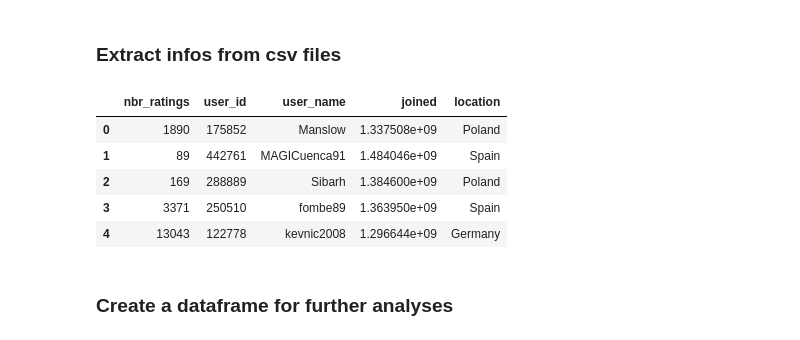
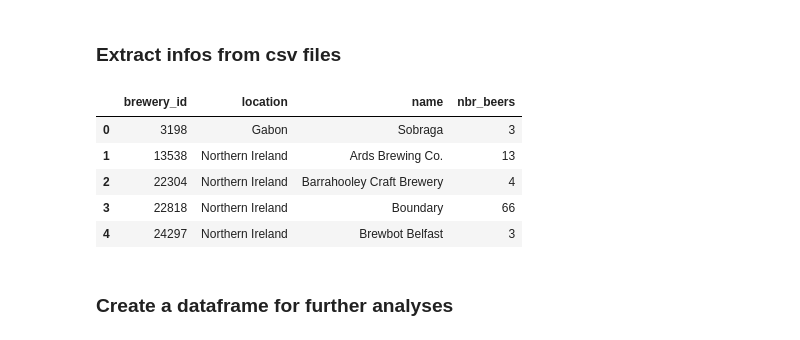
Before and after one commit to epfl-ada/ada-2022-project-sustainablepandas, a Jupyter notebook: project_beer_reviews.ipynb, the cells around one changed output. Saved outputs shown, nothing was run; the diff lists cells and outputs as text; code cells hidden in the pictures.

```diff
--- a/project_beer_reviews.ipynb
+++ b/project_beer_reviews.ipynb
@@ -120,14 +120,14 @@ df_breweries_RB = pd.read_csv("./Data/RateBeer/breweries.csv")
 
 df_breweries_RB.rename(columns={"id": "brewery_id"}, inplace=True)
 # %%
-df_users_RB.head()
+df_breweries_RB.head()
 # %% [output]
-|  | nbr_ratings | user_id | user_name | joined | location |
-| 0 | 1890 | 175852 | Manslow | 1.337508e+09 | Poland |
-| 1 | 89 | 442761 | MAGICuenca91 | 1.484046e+09 | Spain |
-| 2 | 169 | 288889 | Sibarh | 1.384600e+09 | Poland |
-| 3 | 3371 | 250510 | fombe89 | 1.363950e+09 | Spain |
-| 4 | 13043 | 122778 | kevnic2008 | 1.296644e+09 | Germany |
+|  | brewery_id | location | name | nbr_beers |
+| 0 | 3198 | Gabon | Sobraga | 3 |
+| 1 | 13538 | Northern Ireland | Ards Brewing Co. | 13 |
+| 2 | 22304 | Northern Ireland | Barrahooley Craft Brewery | 4 |
+| 3 | 22818 | Northern Ireland | Boundary | 66 |
+| 4 | 24297 | Northern Ireland | Brewbot Belfast | 3 |
 # %% [markdown]
 ### Create a dataframe for further analyses
 # %% [markdown]
```
Also changed, not shown: parts of 4 cells of this notebook.
